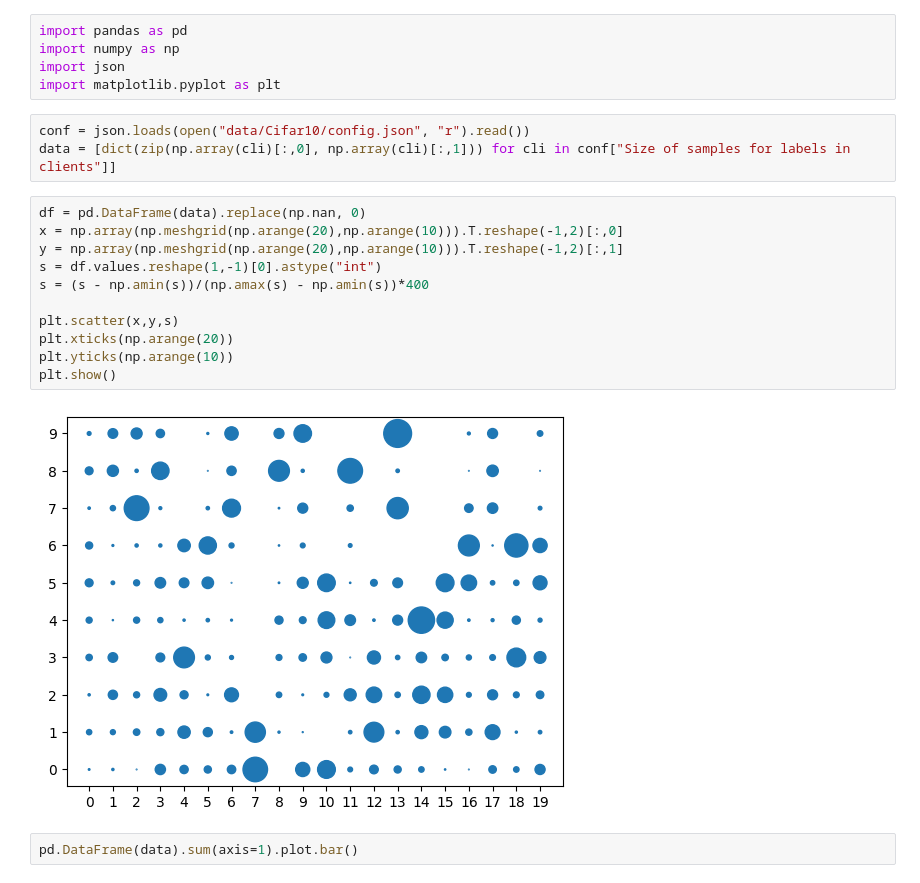
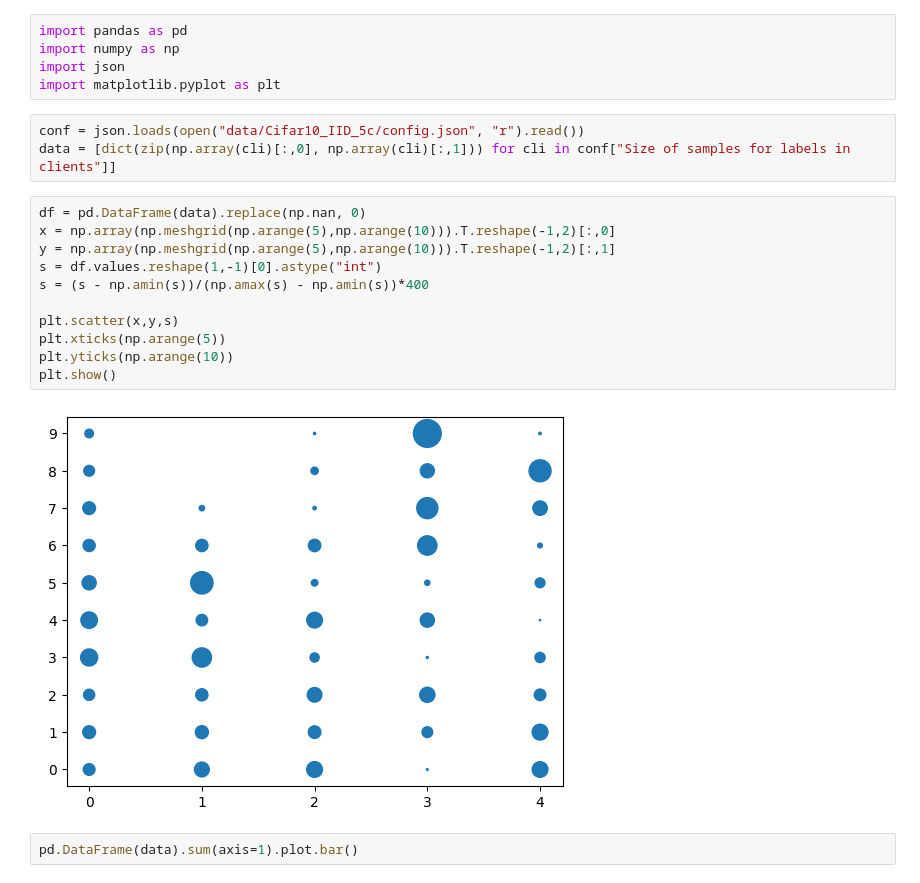
Before and after one commit to GoktugOcal/natadapt-x-flower, a Jupyter notebook: noniid-test.ipynb, the cells around one changed output. Saved outputs shown, nothing was run; the diff lists cells and outputs as text.

```diff
--- a/noniid-test.ipynb
+++ b/noniid-test.ipynb
@@ -4,21 +4,21 @@ import numpy as np
 import json
 import matplotlib.pyplot as plt
 # %%
-conf = json.loads(open("data/Cifar10/config.json", "r").read())
+conf = json.loads(open("data/Cifar10_IID_5c/config.json", "r").read())
 data = [dict(zip(np.array(cli)[:,0], np.array(cli)[:,1])) for cli in conf["Size of samples for labels in clients"]]
 # %%
 df = pd.DataFrame(data).replace(np.nan, 0)
-x = np.array(np.meshgrid(np.arange(20),np.arange(10))).T.reshape(-1,2)[:,0]
-y = np.array(np.meshgrid(np.arange(20),np.arange(10))).T.reshape(-1,2)[:,1]
+x = np.array(np.meshgrid(np.arange(5),np.arange(10))).T.reshape(-1,2)[:,0]
+y = np.array(np.meshgrid(np.arange(5),np.arange(10))).T.reshape(-1,2)[:,1]
 s = df.values.reshape(1,-1)[0].astype("int")
 s = (s - np.amin(s))/(np.amax(s) - np.amin(s))*400
 
 plt.scatter(x,y,s)
-plt.xticks(np.arange(20))
+plt.xticks(np.arange(5))
 plt.yticks(np.arange(10))
 plt.show()
 # %% [output]
-[figure, old version]
+[figure, new version]
 # %%
 pd.DataFrame(data).sum(axis=1).plot.bar()
 # %% [output]
```
Also changed, not shown: 20 other files.
